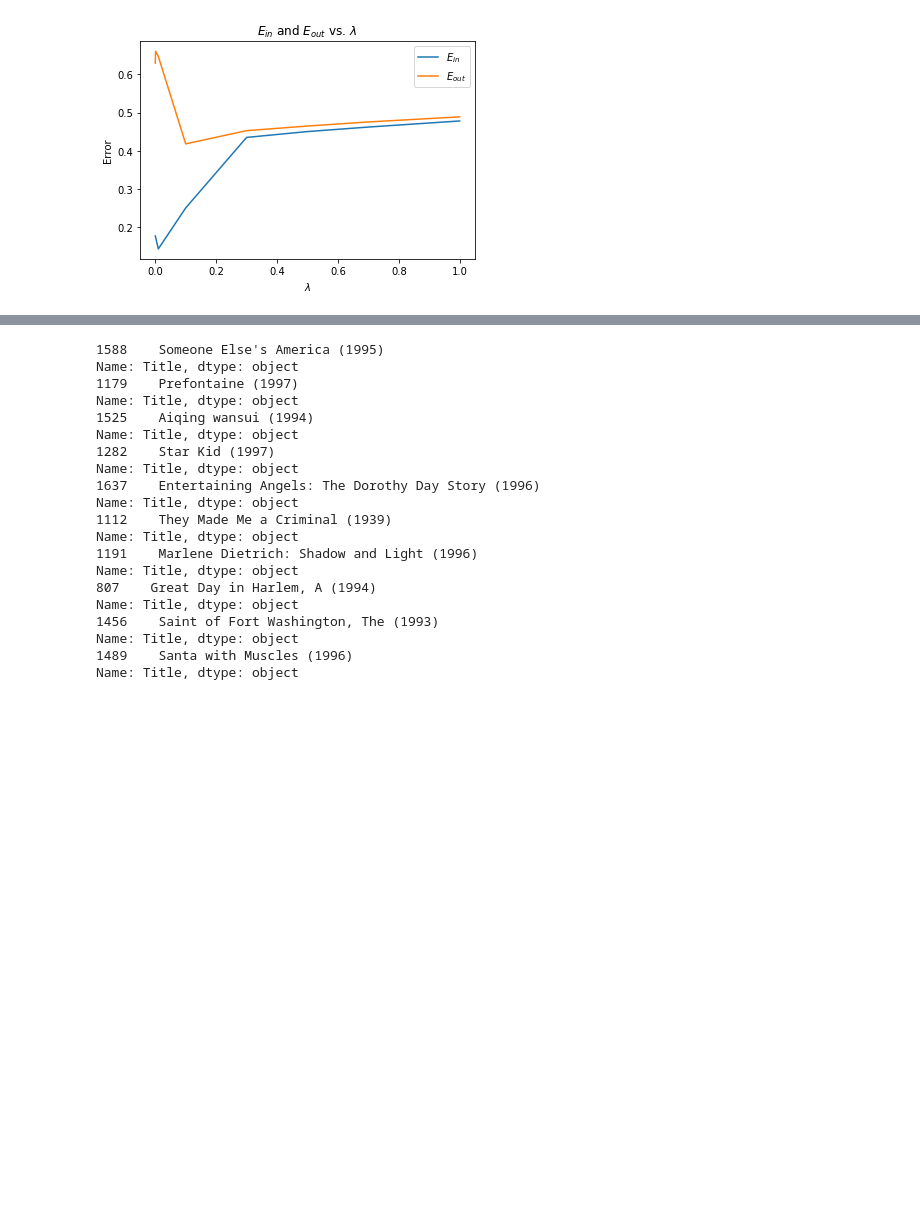
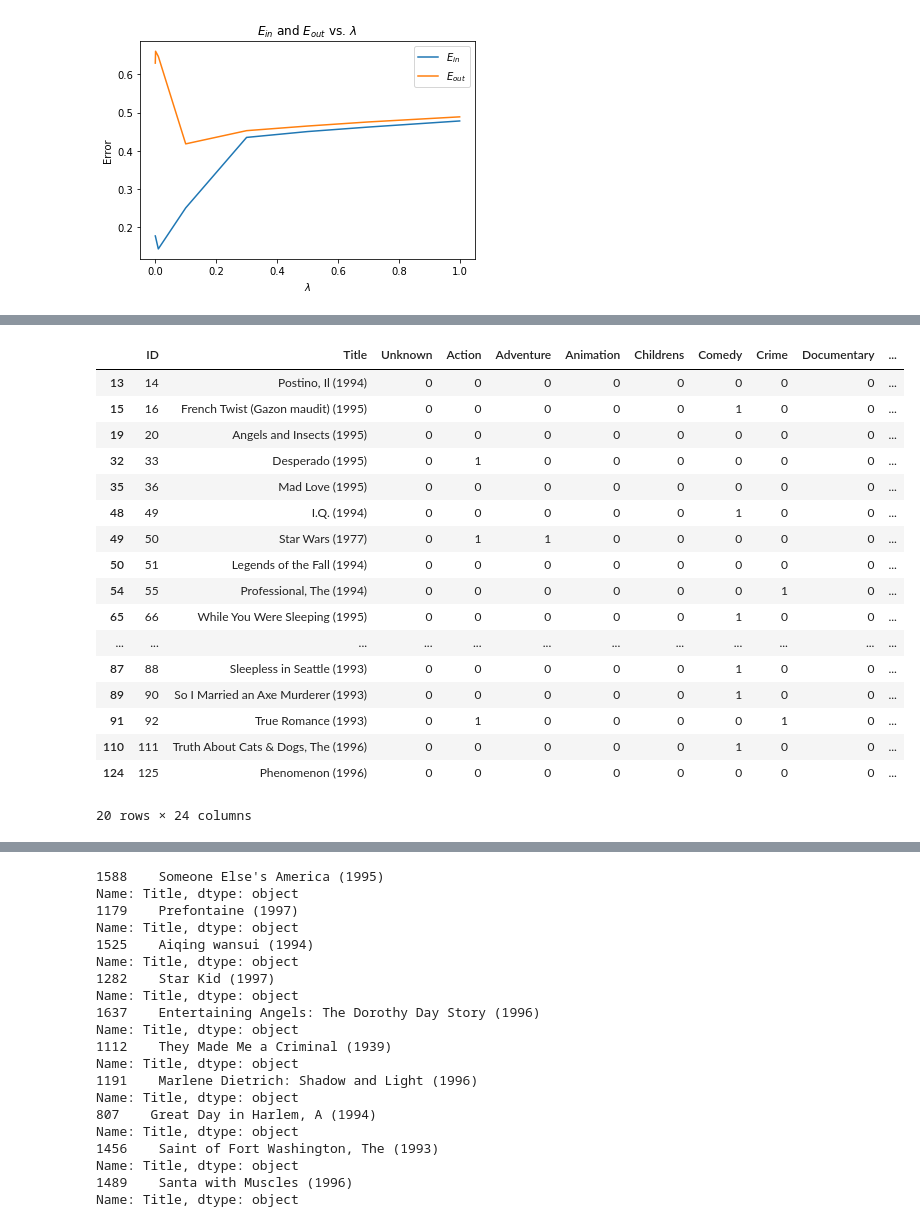
Before and after one commit to amandaliusa/cs155-movielens, a Jupyter notebook: matrix_factorizations_2.ipynb, the cells around one changed output, grey strips where cells are left out. Cells and saved outputs as stored; diff of their text form; code cells hidden in the pictures; blank space fills up the shorter version.

```diff
--- a/matrix_factorizations_2.ipynb
+++ b/matrix_factorizations_2.ipynb
@@ -270,3 +270,24 @@ plt.savefig('matrix_2_a_clusters.png')
+# %%
+movies[movies['Romance'] == 1].head(20)
+# %% [output]
+|  | ID | Title | Unknown | Action | Adventure | Animation | Childrens | Comedy | Crime | Documentary | ... |
+| 13 | 14 | Postino, Il (1994) | 0 | 0 | 0 | 0 | 0 | 0 | 0 | 0 | ... |
+| 15 | 16 | French Twist (Gazon maudit) (1995) | 0 | 0 | 0 | 0 | 0 | 1 | 0 | 0 | ... |
+| 19 | 20 | Angels and Insects (1995) | 0 | 0 | 0 | 0 | 0 | 0 | 0 | 0 | ... |
+| 32 | 33 | Desperado (1995) | 0 | 1 | 0 | 0 | 0 | 0 | 0 | 0 | ... |
+| 35 | 36 | Mad Love (1995) | 0 | 0 | 0 | 0 | 0 | 0 | 0 | 0 | ... |
+| 48 | 49 | I.Q. (1994) | 0 | 0 | 0 | 0 | 0 | 1 | 0 | 0 | ... |
+| 49 | 50 | Star Wars (1977) | 0 | 1 | 1 | 0 | 0 | 0 | 0 | 0 | ... |
+| 50 | 51 | Legends of the Fall (1994) | 0 | 0 | 0 | 0 | 0 | 0 | 0 | 0 | ... |
+| 54 | 55 | Professional, The (1994) | 0 | 0 | 0 | 0 | 0 | 0 | 1 | 0 | ... |
+| 65 | 66 | While You Were Sleeping (1995) | 0 | 0 | 0 | 0 | 0 | 1 | 0 | 0 | ... |
+| ... | ... | ... | ... | ... | ... | ... | ... | ... | ... | ... | ... |
+| 87 | 88 | Sleepless in Seattle (1993) | 0 | 0 | 0 | 0 | 0 | 1 | 0 | 0 | ... |
+| 89 | 90 | So I Married an Axe Murderer (1993) | 0 | 0 | 0 | 0 | 0 | 1 | 0 | 0 | ... |
+| 91 | 92 | True Romance (1993) | 0 | 1 | 0 | 0 | 0 | 0 | 1 | 0 | ... |
+| 110 | 111 | Truth About Cats & Dogs, The (1996) | 0 | 0 | 0 | 0 | 0 | 1 | 0 | 0 | ... |
+| 124 | 125 | Phenomenon (1996) | 0 | 0 | 0 | 0 | 0 | 0 | 0 | 0 | ... |
+20 rows × 24 columns
 # %%
 # visualize 10 most popular movies
 pop = data['Movie'].value_counts().head(10).index
```
Also changed, not shown: parts of 4 cells of this notebook, 4 other files.
